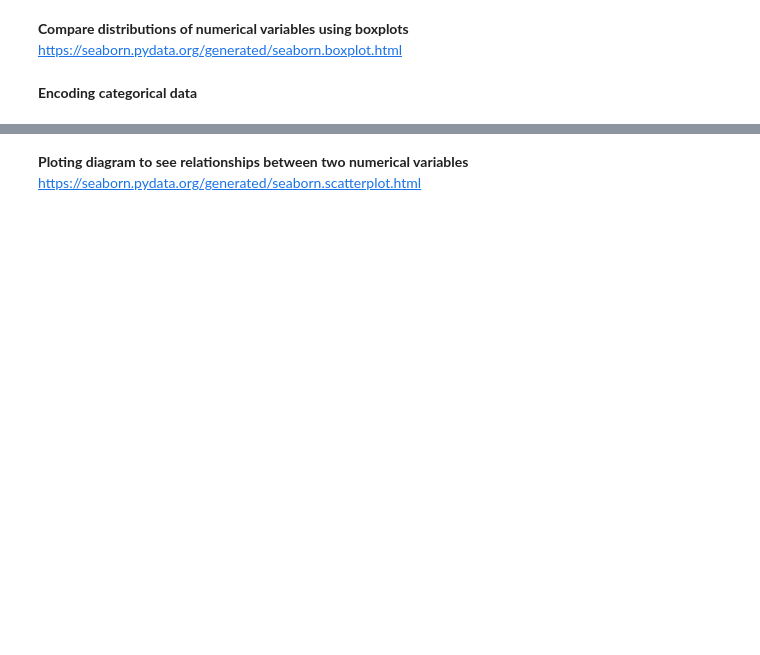
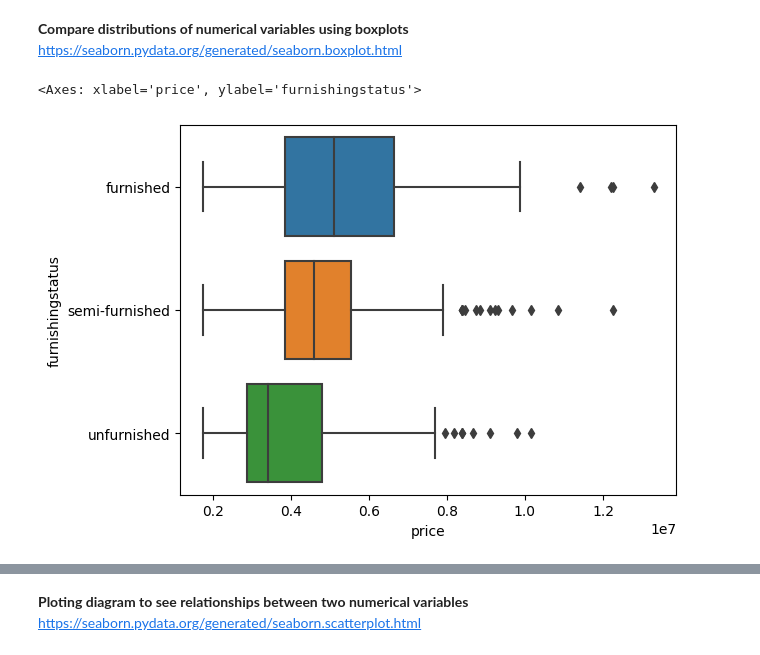
Before and after one commit to ABAL-DU/MIS710-T2_2023, a Jupyter notebook: Week 03/MIS710_Lab3.ipynb, the cells around one changed output, grey strips where cells are left out. Saved outputs shown, nothing was run; the diff lists cells and outputs as text; code cells hidden in the pictures; blank space fills up the shorter version.

```diff
--- a/Week 03/MIS710_Lab3.ipynb
+++ b/Week 03/MIS710_Lab3.ipynb
@@ -46,7 +48,7 @@ drive.mount('/content/drive')
 2.   Inspect the data
 # %%
 # load dataset
-records = pd.read_csv("Housing.csv")
+records = pd.read_csv("/content/drive/MyDrive/Colab Notebooks/MIS710 2023 T2/Week 3/Housing3.csv")
 
 #explore the dataset
 print(records)
@@ -188,2 +241,12 @@ records['furnishingstatus'].fillna(records['furnishingstatus'].mode()[0], inplac
 # %%
 print(records.isnull().sum().sort_values(ascending=0))
+# %%
+#Fill in missing numerical data with mean and categorical data with mode
+records['area'].fillna(records['area'].median(),inplace=True)
+records['furnishingstatus'].fillna(records['furnishingstatus'].mode()[0], inplace=True) #note, there can be more than one mode
+
+#do it yourself for other missing data
+records['mainroad'].fillna(records['mainroad'].mode()[0], inplace=True)
+records['basement'].fillna(records['basement'].mode()[0], inplace=True)
+records['airconditioning'].fillna(records['airconditioning'].mode()[0], inplace=True)
+records['prefarea'].fillna(records['prefarea'].mode()[0], inplace=True)
@@ -200,6 +273,7 @@ sns.countplot(data=records, x='prefarea', hue='mainroad')
 **Compare distributions of numerical variables using boxplots**
 https://seaborn.pydata.org/generated/seaborn.boxplot.html
 # %%
-sns.boxplot(data=records, x='price', y='mainroad')
+sns.boxplot(data=records, x='price', y='furnishingstatus')
+# %% [output]
+<Axes: xlabel='price', ylabel='furnishingstatus'>
+[figure, added]
-# %% [markdown]
-**Encoding categorical data**
```
Also changed, not shown: parts of 105 cells of this notebook, 2 other files.
